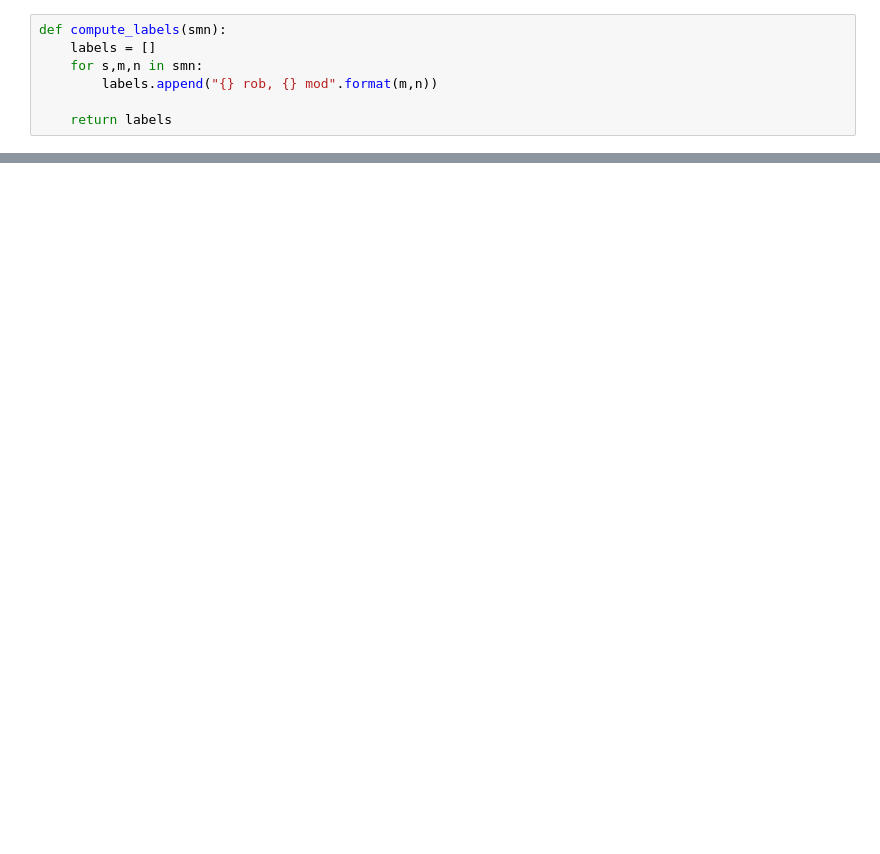
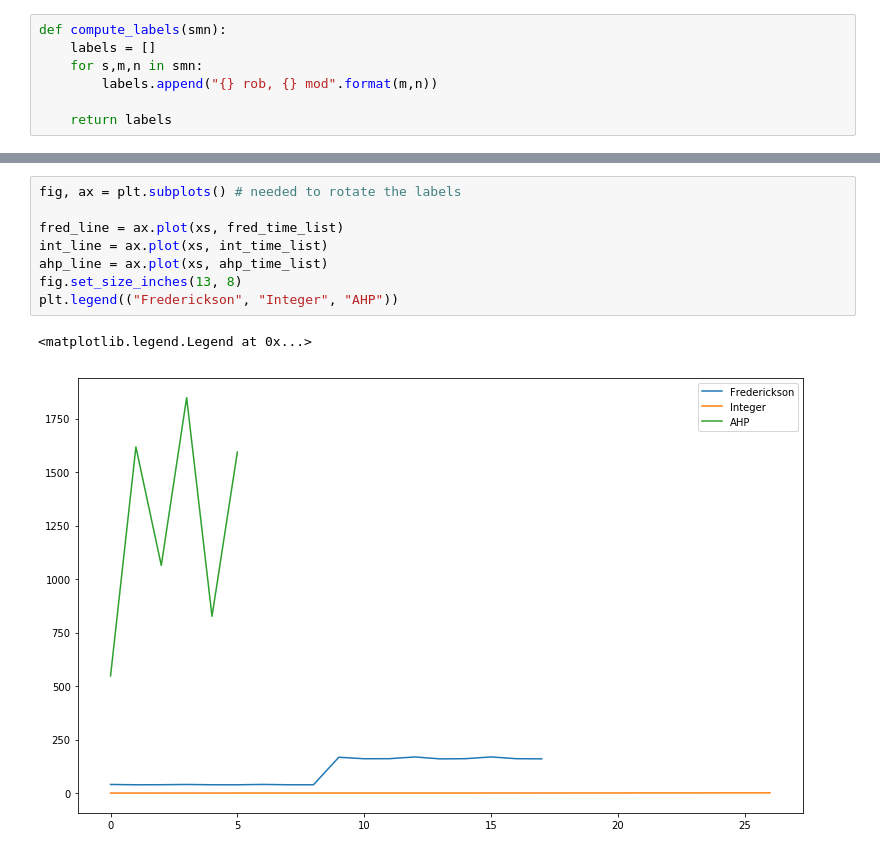
Before and after one commit to mirkosalaris/CoverageModularEnvironments, a Jupyter notebook: Notebooks/Comparison data analysis.ipynb, the cells around one changed output, grey strips where cells are left out. Saved outputs shown, nothing was run; the diff lists cells and outputs as text; blank space fills up the shorter version.

```diff
--- a/Notebooks/Comparison data analysis.ipynb
+++ b/Notebooks/Comparison data analysis.ipynb
@@ -236,0 +131,11 @@ plt.show()
+# %%
+fig, ax = plt.subplots() # needed to rotate the labels
+
+fred_line = ax.plot(xs, fred_time_list)
+int_line = ax.plot(xs, int_time_list)
+ahp_line = ax.plot(xs, ahp_time_list)
+fig.set_size_inches(13, 8)
+plt.legend(("Frederickson", "Integer", "AHP"))
+# %% [output]
+<matplotlib.legend.Legend at 0x...>
+[figure, added]
```
Also changed, not shown: parts of 14 cells of this notebook, 28 other files.
